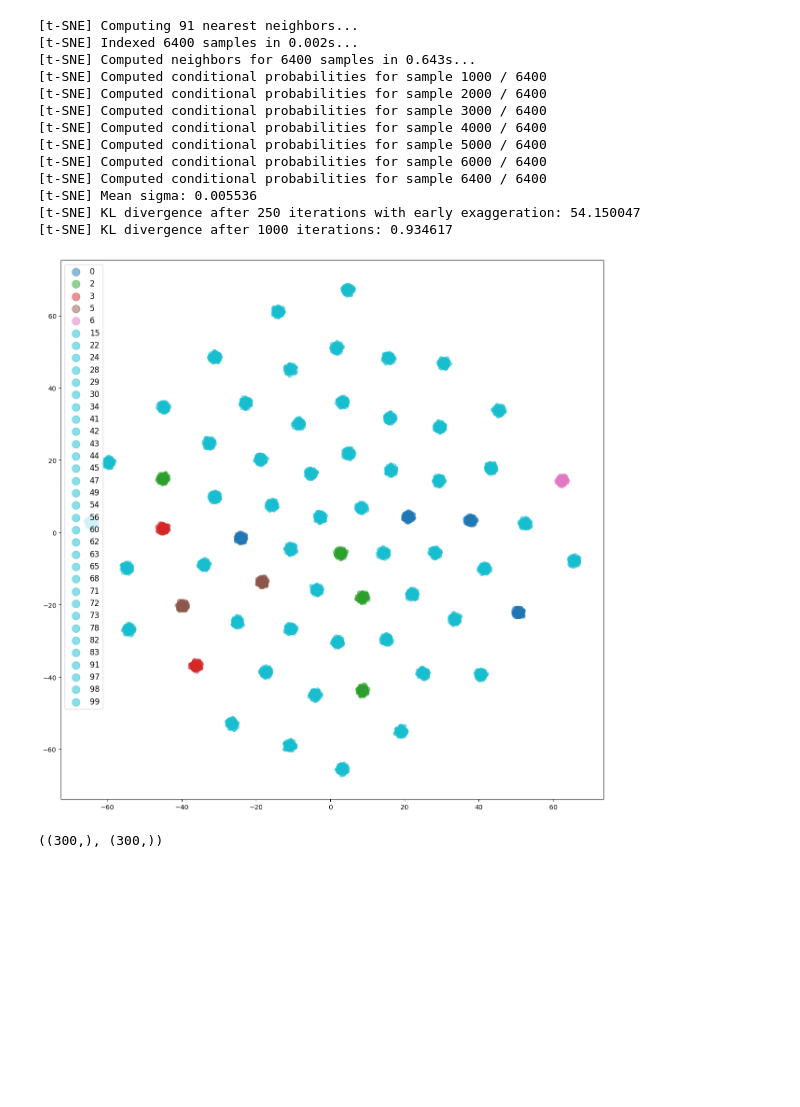
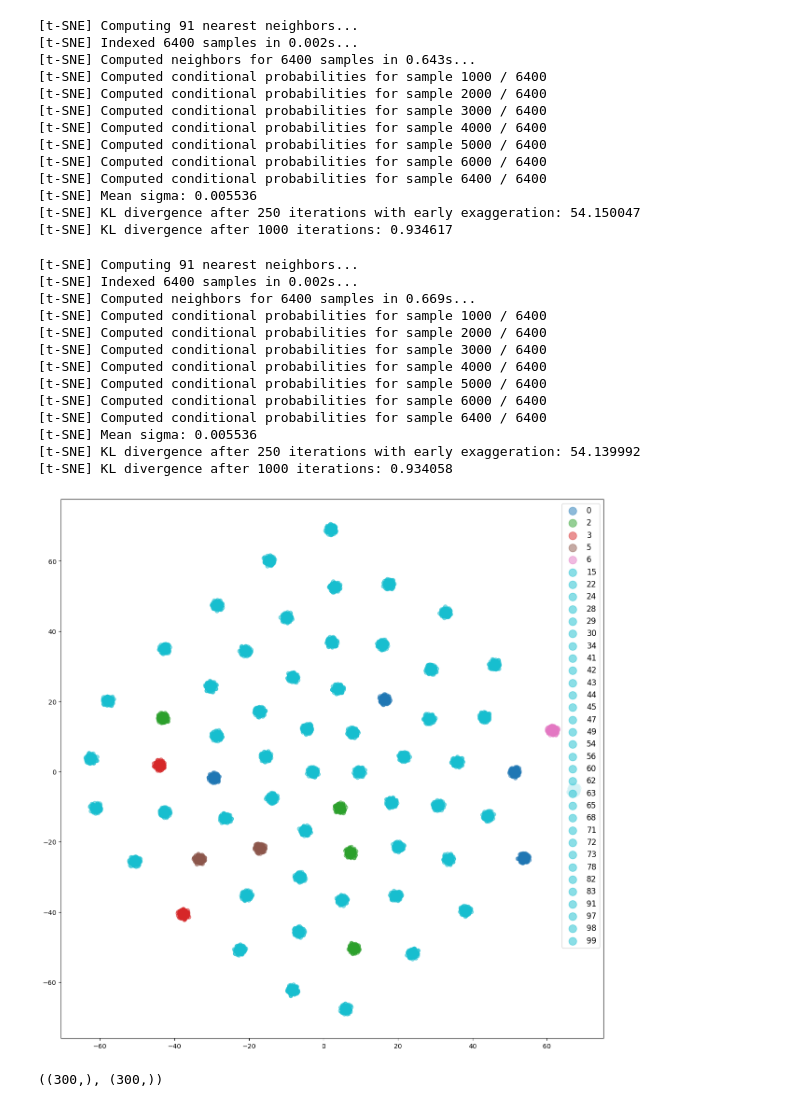
Before and after one commit to edsontm/lialib, a Jupyter notebook: colab/pass_sample.ipynb, the cells around one changed output. Cells and saved outputs as stored; diff of their text form; code cells hidden in the pictures; blank space fills up the shorter version.

```diff
--- a/colab/pass_sample.ipynb
+++ b/colab/pass_sample.ipynb
@@ -219,17 +219,35 @@ tsne_proj = tsne.fit_transform(batch_emb.to('cpu').detach().numpy())
 from matplotlib import cm
 import matplotlib.pyplot as plt
 # %%
-cmap = cm.get_cmap('tab10')
-fig, ax = plt.subplots(figsize=(15,15))
-num_categories = 100
-for lab in range(num_categories):
-    if lab in batch_y:
-        indices = batch_y==lab
-        ax.scatter(tsne_proj[indices,0],tsne_proj[indices,1], c=np.array(cmap(lab)).reshape(1,4), label = lab ,alpha=0.5)
-ax.legend(fontsize='large', markerscale=2)
-plt.show()
+def tsne_proj(batch_emb, batch_y):
+    tsne = TSNE(2, verbose=1)
+    tsne_proj = tsne.fit_transform(batch_emb.to('cpu').detach().numpy())
+    cmap = cm.get_cmap('tab10')
+    fig, ax = plt.subplots(figsize=(15,15))
+    num_categories = 100
+    for lab in range(num_categories):
+        if lab in batch_y:
+            indices = batch_y==lab
+            ax.scatter(tsne_proj[indices,0],tsne_proj[indices,1], c=np.array(cmap(lab)).reshape(1,4), label = lab ,alpha=0.5)
+    ax.legend(fontsize='large', markerscale=2)
+    plt.show()
-# %% [output]
-[figure, removed]
+# %%
+tsne_proj(batch_emb,batch_y)
+# %% [output]
+[t-SNE] Computing 91 nearest neighbors...
+[t-SNE] Indexed 6400 samples in 0.002s...
+[t-SNE] Computed neighbors for 6400 samples in 0.669s...
+[t-SNE] Computed conditional probabilities for sample 1000 / 6400
+[t-SNE] Computed conditional probabilities for sample 2000 / 6400
+[t-SNE] Computed conditional probabilities for sample 3000 / 6400
+[t-SNE] Computed conditional probabilities for sample 4000 / 6400
+[t-SNE] Computed conditional probabilities for sample 5000 / 6400
+[t-SNE] Computed conditional probabilities for sample 6000 / 6400
+[t-SNE] Computed conditional probabilities for sample 6400 / 6400
+[t-SNE] Mean sigma: 0.005536
+[t-SNE] KL divergence after 250 iterations with early exaggeration: 54.139992
+[t-SNE] KL divergence after 1000 iterations: 0.934058
+[figure, added]
 # %%
 def get_embeddings(lmodel,dl):
     lmodel.to(device)
```
Also changed, not shown: parts of 2 cells of this notebook.
